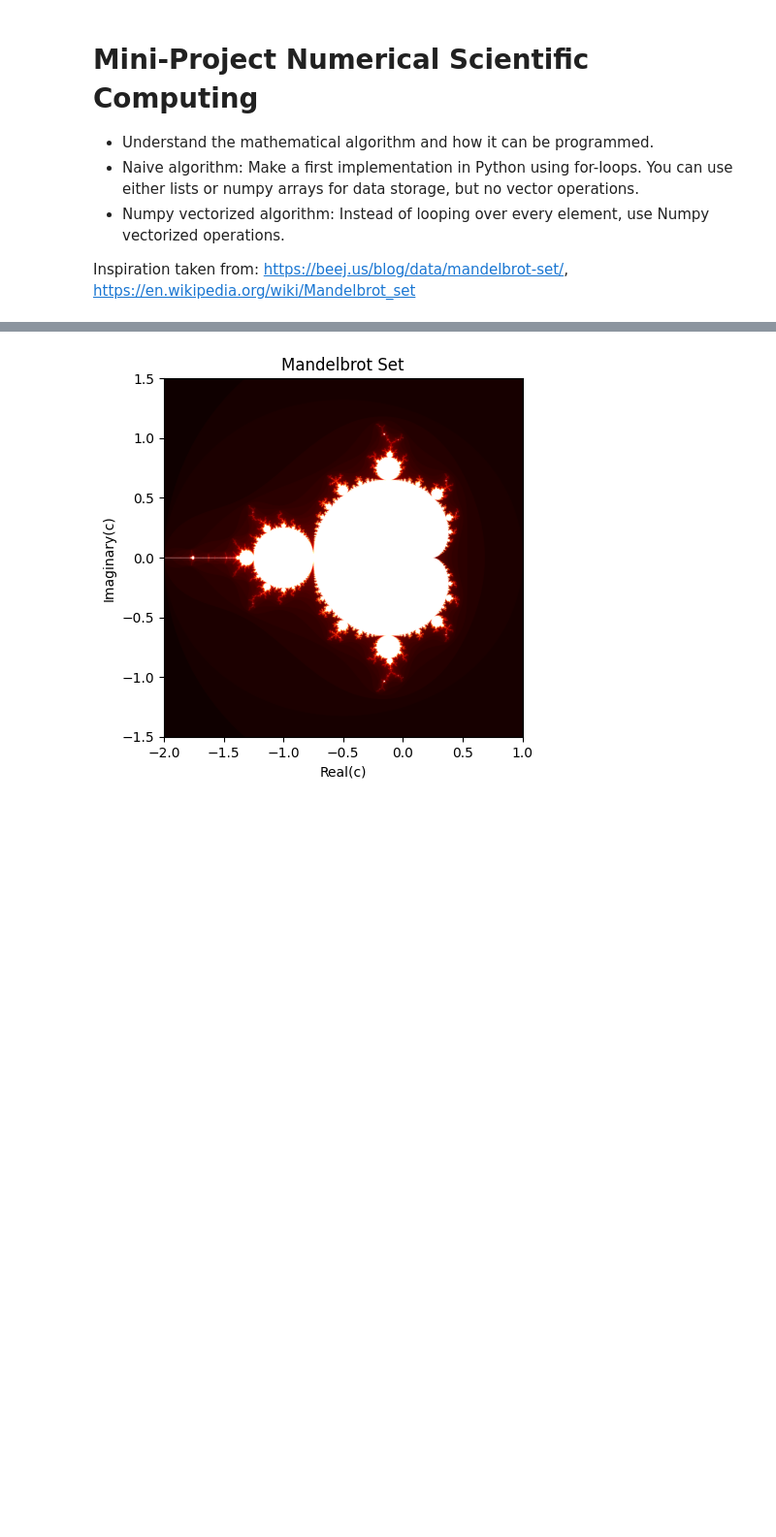
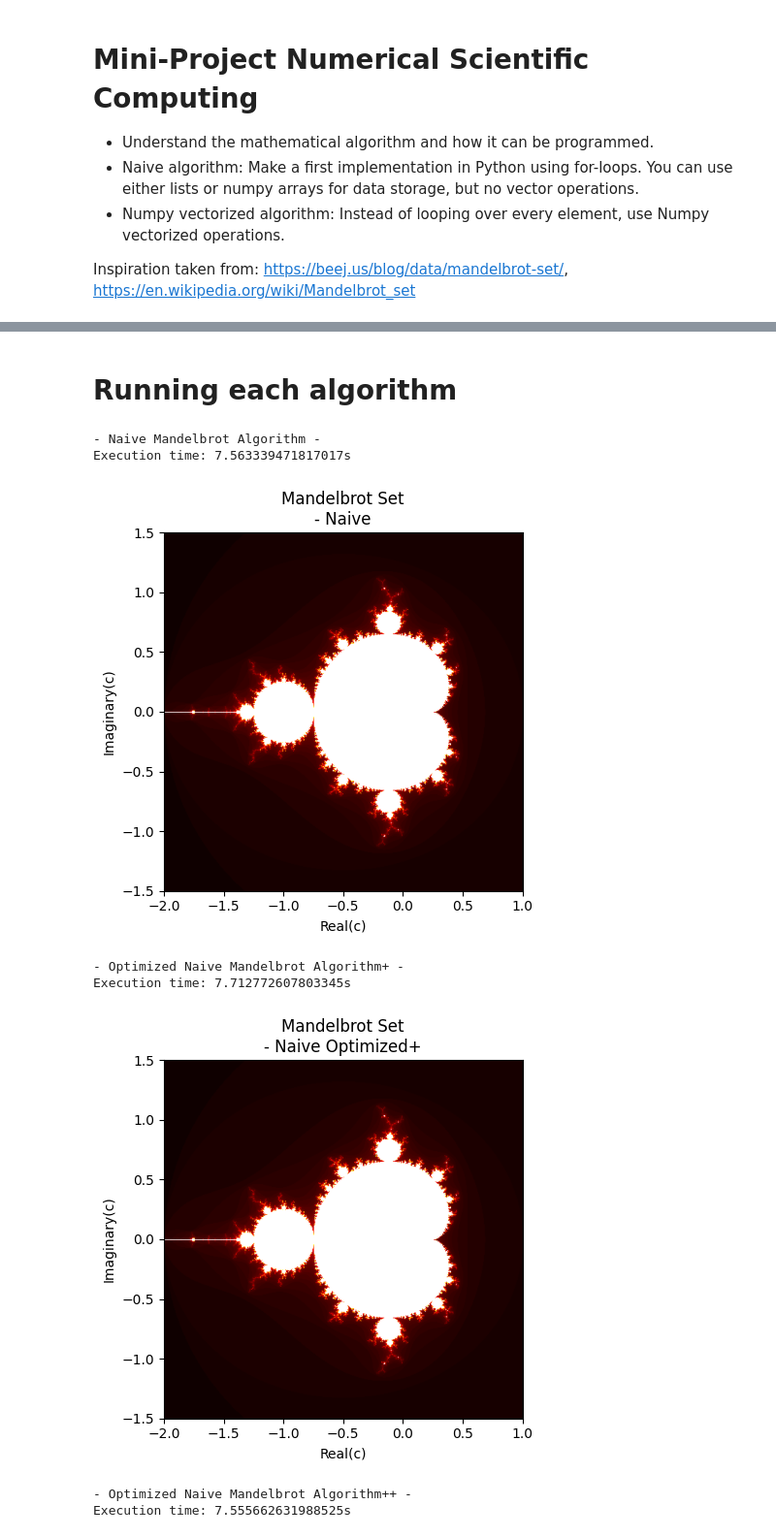
Before and after one commit to ChineseWarlord/CE8-AVS-Project, a Jupyter notebook: Simon/Mini-project/Mini-project.ipynb, the cells around one changed output, grey strips where cells are left out. Shown at 97% size. Drawn from its saved outputs; the diff is of its cells as text; code cells hidden in the pictures; blank space fills up the shorter version.

Commit message:
Added optimized algorithms

```diff
--- a/Simon/Mini-project/Mini-project.ipynb
+++ b/Simon/Mini-project/Mini-project.ipynb
@@ -24,0 +226,12 @@ plt.imshow(img)
+# %%
+def displayMandelbrot(img, params, title):
+    min_real = params[0]
+    max_real = params[1]
+    min_imaginary = params[2]
+    max_imaginary = params[3]
+
+    plt.imshow(img, extent=(min_real, max_real, min_imaginary, max_imaginary))
+    plt.xlabel("Real(c)")
+    plt.ylabel("Imaginary(c)")
+    plt.title("Mandelbrot Set\n- " + f"{title}")
+    plt.show()
@@ -25,7 +240,22 @@ plt.imshow(img)
 # %%
+# Defining variables for the img
+width = 500
+height = 500
+channel = 3
+img = np.zeros((height,width,3), dtype=np.uint8)
+
+# Defining max iterations
+max_iter = 100
+
 # Defining the range of values for
 # the real and imaginary parts of c
 min_real = -2.0
 max_real = 1.0
 min_imaginary = -1.5
 max_imaginary = 1.5
+params = [min_real,
+          max_real,
+          min_imaginary,
+          max_imaginary,
+          max_iter
+          ]
@@ -89,9 +262,23 @@ plt.imshow(img)
-# %%
-# Display the image
-plt.imshow(img, extent=(min_real, max_real, min_imaginary, max_imaginary))
-plt.xlabel('Real(c)')
-plt.ylabel('Imaginary(c)')
-plt.title('Mandelbrot Set')
-plt.show()
-# %% [output]
-[figure, removed]
+# %% [markdown]
+# Running each algorithm
+# %%
+# Naive Mandelbrot Algorithm
+img1 = NaiveMandelbrot(width, height, img, params)
+displayMandelbrot(img1, params, "Naive")
+
+# Optimized Mandelbrot Algorithm+
+img2 = NaiveMandelbrotOptimized(width, height, img, params)
+displayMandelbrot(img2, params, "Naive Optimized+")
+
+# Optimized Mandelbrot Algorithm++
+img3 = NaiveMandelbrotOptimizedPlus(width, height, img, params)
+displayMandelbrot(img3, params, "Naive optimized++")
+# %% [output]
+- Naive Mandelbrot Algorithm -
+Execution time: 7.563339471817017s
+[figure, added]
+- Optimized Naive Mandelbrot Algorithm+ -
+Execution time: 7.712772607803345s
+[figure, added]
+- Optimized Naive Mandelbrot Algorithm++ -
+Execution time: 7.555662631988525s
```
Also changed, not shown: parts of 16 cells of this notebook.
